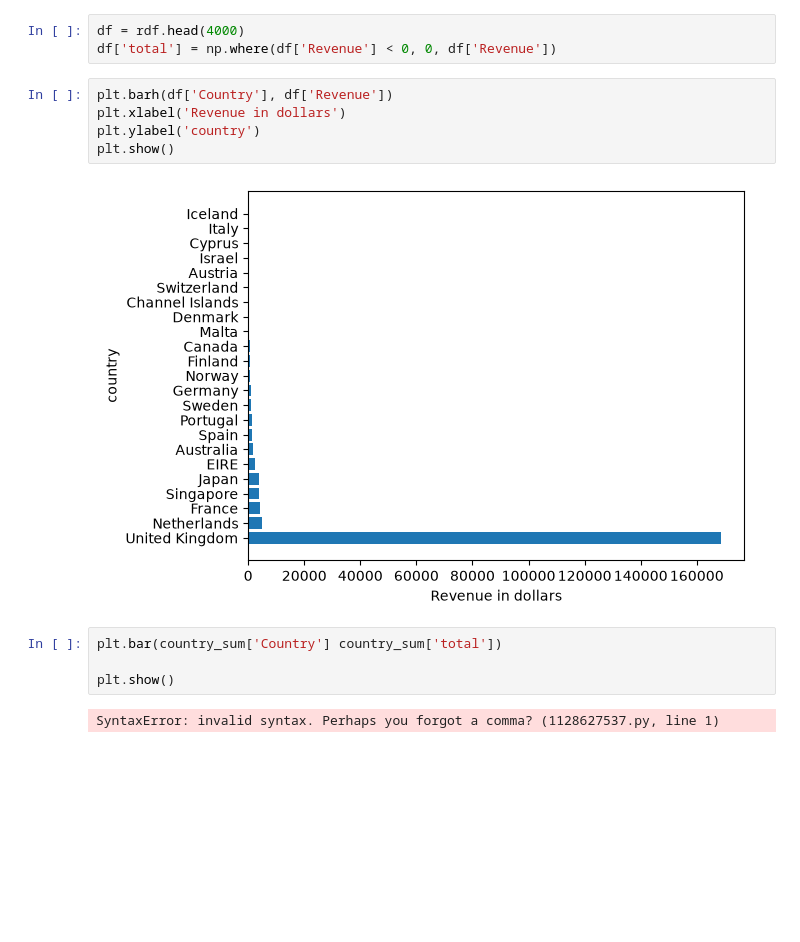
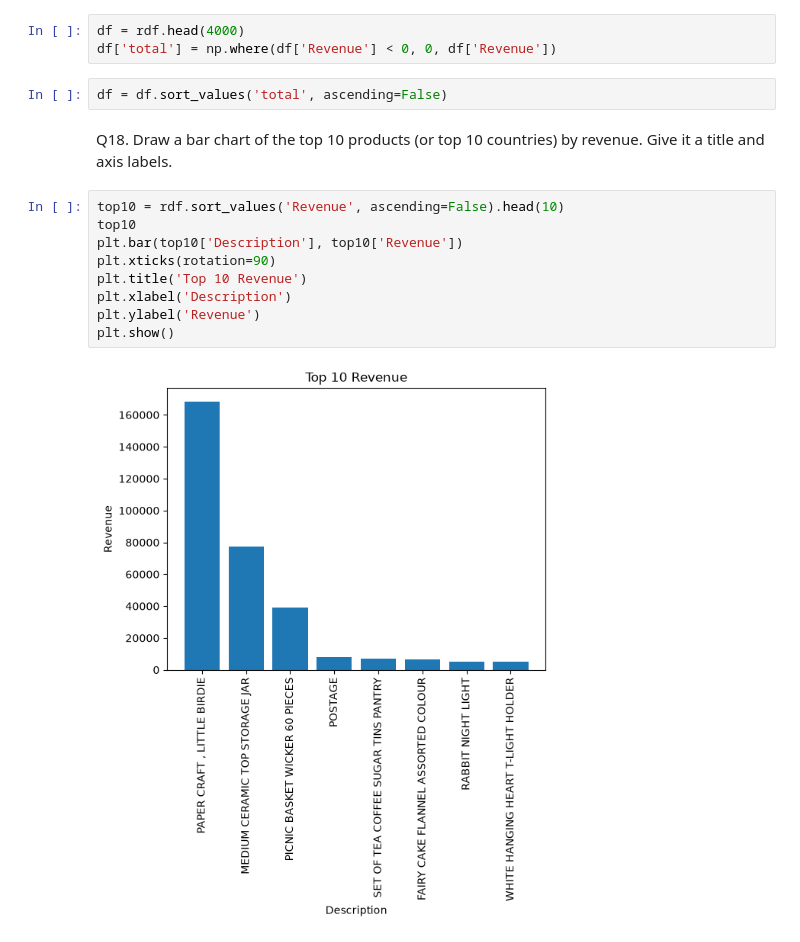
Before and after one commit to avsubedi/Python_pandas, a Jupyter notebook: retail_order.ipynb, the cells around one changed output. Saved outputs shown, nothing was run; the diff lists cells and outputs as text; blank space fills up the shorter version.

```diff
--- a/retail_order.ipynb
+++ b/retail_order.ipynb
@@ -328,16 +407,19 @@ rdf.head(100)
 # %%
 df = rdf.head(4000)
 df['total'] = np.where(df['Revenue'] < 0, 0, df['Revenue'])
-# %%
-plt.barh(df['Country'], df['Revenue'])
-plt.xlabel('Revenue in dollars')
-plt.ylabel('country')
-plt.show()
-# %% [output]
-[figure, removed]
+# %%
+df = df.sort_values('total', ascending=False)
+# %% [markdown]
+Q18. Draw a bar chart of the top 10 products (or top 10 countries) by revenue. Give it a title
+and axis labels.
 # %%
-plt.bar(country_sum['Country'] country_sum['total'])
-
+top10 = rdf.sort_values('Revenue', ascending=False).head(10)
+top10
+plt.bar(top10['Description'], top10['Revenue'])
+plt.xticks(rotation=90)
+plt.title('Top 10 Revenue')
+plt.xlabel('Description')
+plt.ylabel('Revenue')
 plt.show()
 # %% [output]
-SyntaxError: invalid syntax. Perhaps you forgot a comma? (1128627537.py, line 1)
+[figure, added]
```
Also changed, not shown: parts of 29 cells of this notebook.
